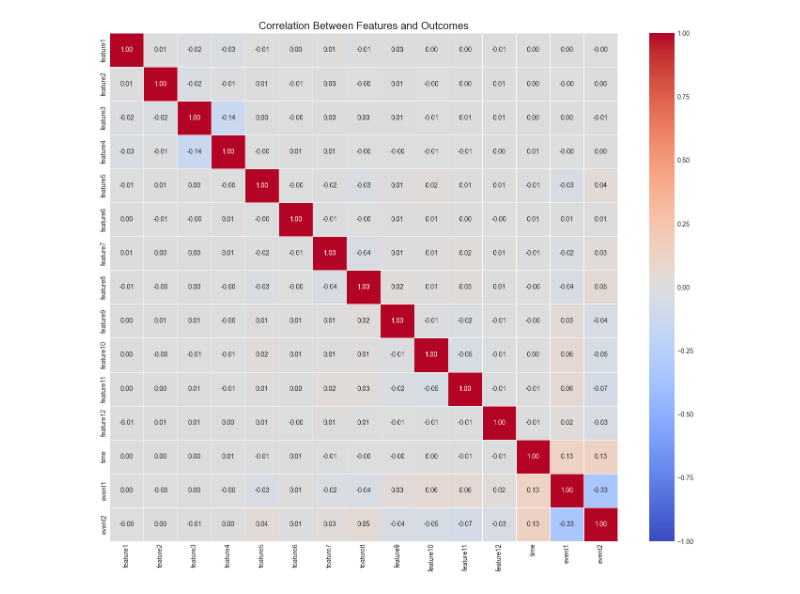
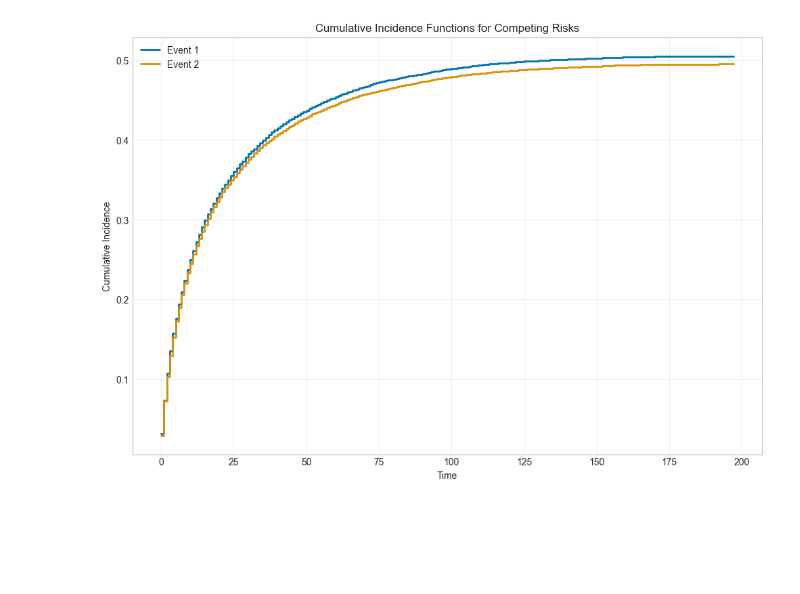
Before and after one commit to lenguyenduyphuc/DeepHit, a Jupyter notebook: synthetic.ipynb, the cells around one changed output. Drawn from its saved outputs; the diff is of its cells as text; code cells hidden in the pictures; blank space fills up the shorter version.

```diff
--- a/synthetic.ipynb
+++ b/synthetic.ipynb
@@ -388,23 +223,39 @@ plot_cumulative_incidence()
-# %%
-# Create a more detailed feature correlation analysis
-plt.figure(figsize=(14, 12))
-
-# Calculate correlation between features and outcomes
-feature_cols = [col for col in df.columns if 'feature' in col]
-df_corr = df.copy()
-
-# Create dummy variables for event types
-df_corr['event1'] = (df_corr['label'] == 1).astype(int)
-df_corr['event2'] = (df_corr['label'] == 2).astype(int)
-
-# Calculate correlation matrix
-corr_matrix = df_corr[feature_cols + ['time', 'event1', 'event2']].corr()
-
-# Plot heatmap
-sns.heatmap(corr_matrix, annot=True, fmt='.2f', cmap='coolwarm',
-           linewidths=0.5, vmin=-1, vmax=1)
-plt.title('Correlation Between Features and Outcomes', fontsize=16)
-plt.tight_layout()
-plt.show()
-# %% [output]
-[figure, removed]
+# %%
+# Cumulative Incidence Functions (CIF) for competing risks
+def compute_cif(df, time_col, event_col, event_value):
+    """Compute the Cumulative Incidence Function for a specific event"""
+    # Sort by time
+    df_sorted = df.sort_values(by=time_col)
+    # Get unique times and count events at each time
+    unique_times = df_sorted[time_col].unique()
+    cif_values = []
+
+    n_samples = len(df)
+    cumulative_events = 0
+
+    for t in unique_times:
+        # Count events of this type at this time
+        events_at_t = sum((df_sorted[time_col] == t) & (df_sorted[event_col] == event_value))
+        cumulative_events += events_at_t
+        cif_values.append(cumulative_events / n_samples)
+
+    return unique_times, cif_values
+
+plt.figure(figsize=(12, 8))
+
+# CIF for Event 1
+times1, cif1 = compute_cif(df, 'true_time', 'true_label', 1)
+plt.step(times1, cif1, where='post', label='Event 1', linewidth=2)
+
+# CIF for Event 2
+times2, cif2 = compute_cif(df, 'true_time', 'true_label', 2)
+plt.step(times2, cif2, where='post', label='Event 2', linewidth=2)
+
+plt.title('Cumulative Incidence Functions for Competing Risks')
+plt.xlabel('Time')
+plt.ylabel('Cumulative Incidence')
+plt.grid(True, alpha=0.3)
+plt.legend()
+plt.show()
+# %% [output]
+[figure, added]
```
Also changed, not shown: parts of 17 cells of this notebook, 1 other file.
